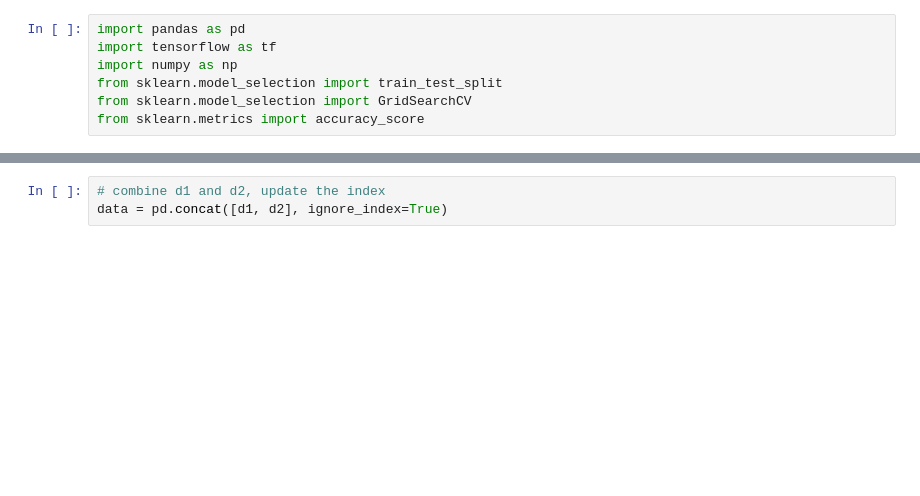
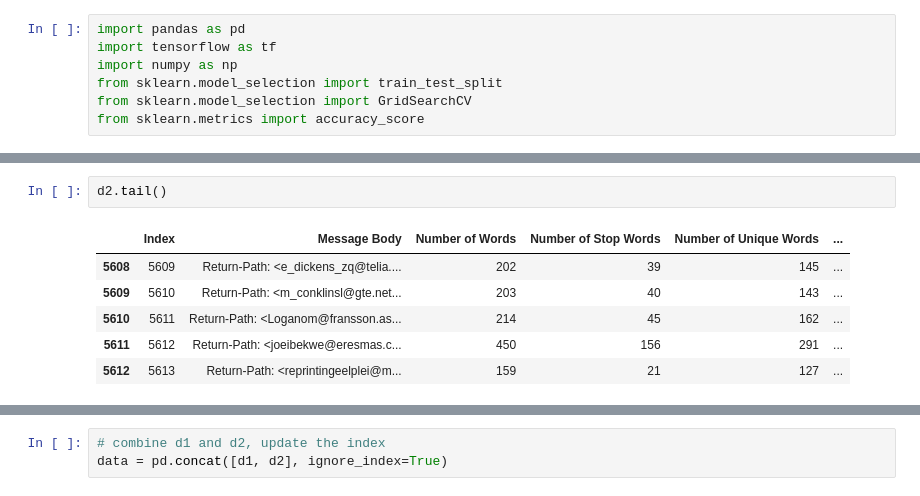
Before and after one commit to Kaewin/Applying-Neural-Networks-To-The-Classification-Of-Email-Spam---A-Literature-Survey-And-Experiment, a Jupyter notebook: nn.ipynb, the cells around one changed output, grey strips where cells are left out. Saved outputs shown, nothing was run; the diff lists cells and outputs as text; blank space fills up the shorter version.

```diff
--- a/nn.ipynb
+++ b/nn.ipynb
@@ -11,0 +45,9 @@ d2 = pd.read_csv('data/enron_proccessed_spam.csv')
+# %%
+d2.tail()
+# %% [output]
+|  | Index | Message Body | Number of Words | Number of Stop Words | Number of Unique Words | ... |
+| 5608 | 5609 | Return-Path: <e_dickens_zq@telia.... | 202 | 39 | 145 | ... |
+| 5609 | 5610 | Return-Path: <m_conklinsl@gte.net... | 203 | 40 | 143 | ... |
+| 5610 | 5611 | Return-Path: <Loganom@fransson.as... | 214 | 45 | 162 | ... |
+| 5611 | 5612 | Return-Path: <joeibekwe@eresmas.c... | 450 | 156 | 291 | ... |
+| 5612 | 5613 | Return-Path: <reprintingeelplei@m... | 159 | 21 | 127 | ... |
```
Also changed, not shown: parts of 17 cells of this notebook, 2 other files.
